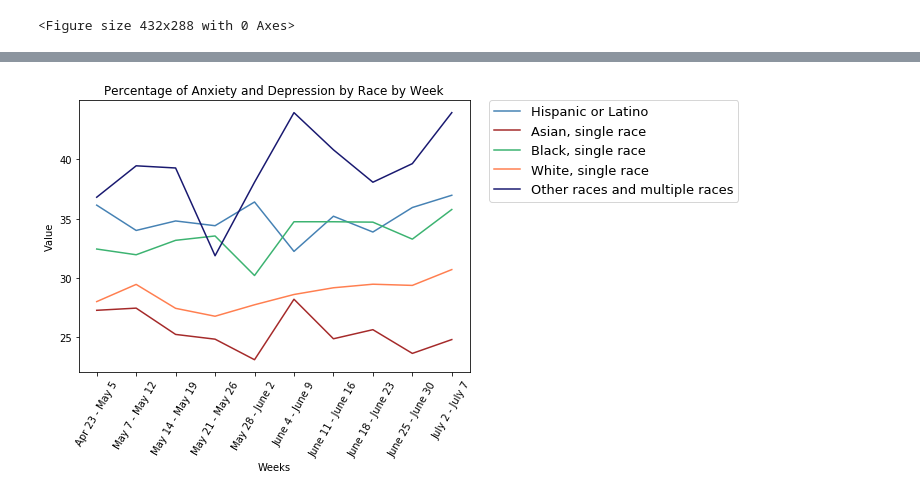
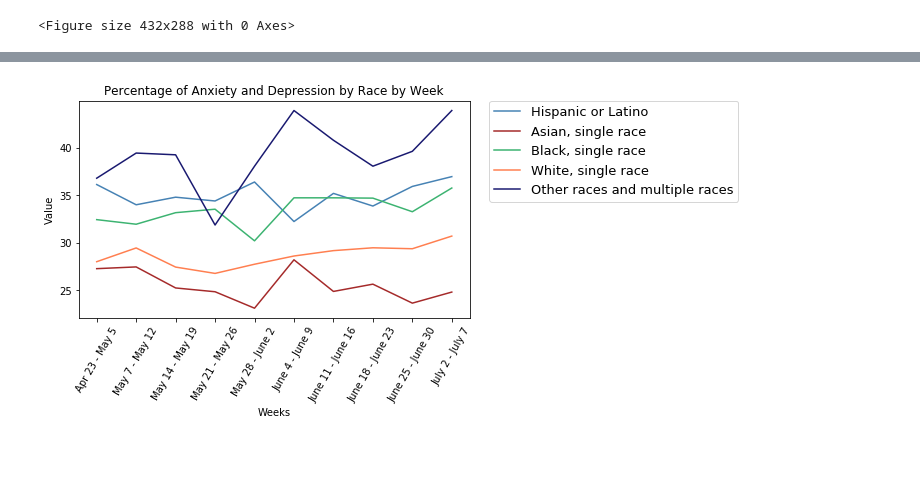
Before and after one commit to d-hires/Pandemic-Warriors-Project-1, a Jupyter notebook: Race.ipynb, the cells around one changed output, grey strips where cells are left out. Cells and saved outputs as stored; diff of their text form; code cells hidden in the pictures; blank space fills up the shorter version.

Commit message:
charts updated

```diff
--- a/Race.ipynb
+++ b/Race.ipynb
@@ -116,7 +116,7 @@ import numpy as np
 import matplotlib.pyplot as plt
 from matplotlib.pyplot import figure
 
-figure(num=None, figsize=(7, 5))
+figure(num=None, figsize=(7, 4))
 plt.xticks(rotation=60)
 
 # Create a list of the weeks that we will use as x axis
@@ -129,31 +129,31 @@ hispanic_latino_week = hispanic_latino.groupby("week").mean()["value"]
 asian = race_df.loc[race_df["subgroup"] == "Non-Hispanic Asian, single race"]
 asian_week = asian.groupby("week").mean()["value"]
 
 black = race_df.loc[race_df["subgroup"] == "Non-Hispanic black, single race"]
 black_week = black.groupby("week").mean()["value"]
 
 white = race_df.loc[race_df["subgroup"] == "Non-Hispanic white, single race"]
 white_week = white.groupby("week").mean()["value"]
 
 other = race_df.loc[race_df["subgroup"] == "Non-Hispanic, other races and multiple races"]
 other_week = other.groupby("week").mean()["value"]
 
 # Plot the line chart
 plt.plot(weeks, hispanic_latino_week, "steelblue", label="Hispanic or Latino")
 plt.plot(weeks, asian_week, "brown", label="Asian, single race")
 plt.plot(weeks, black_week, "mediumseagreen", label="Black, single race")
 plt.plot(weeks, white_week, "coral", label="White, single race")
 plt.plot(weeks, other_week, "midnightblue", label="Other races and multiple races")
 
 # Place a legend outside of the chart
 #https://qiita.com/matsui-k20xx/items/291400ed56a39ed63462
 plt.legend(bbox_to_anchor=(1.05, 1), loc='upper left', borderaxespad=0, fontsize=13)
 
 plt.xlabel("Weeks")
 plt.ylabel("Value")
 plt.title("Percentage of Anxiety and Depression by Race by Week")
 
 # Show the chart
 plt.show()
 # %% [output]
-[figure, old version]
+[figure, new version]
```
